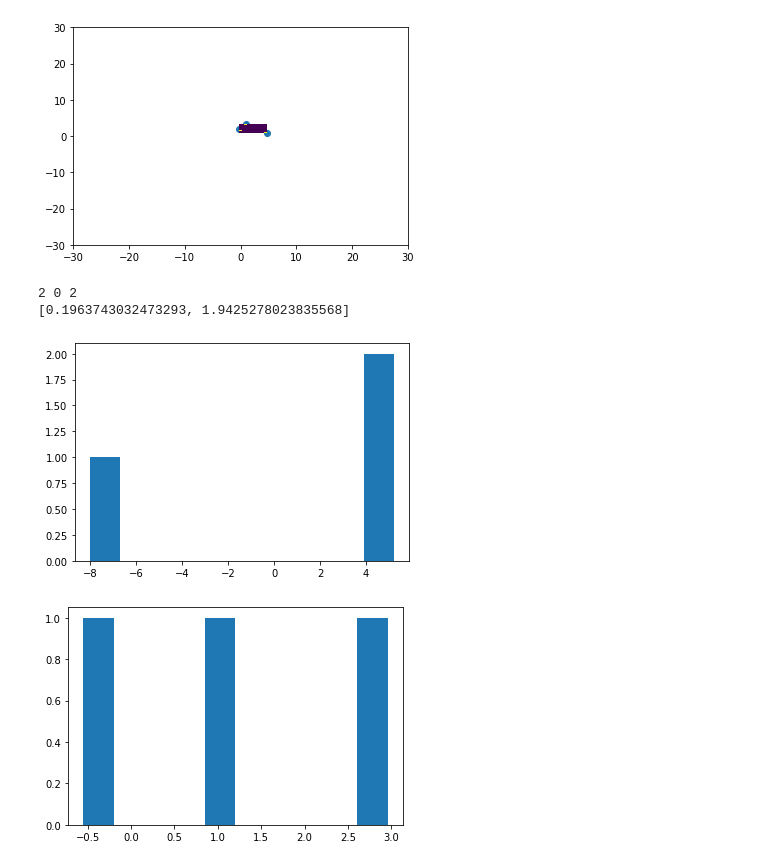
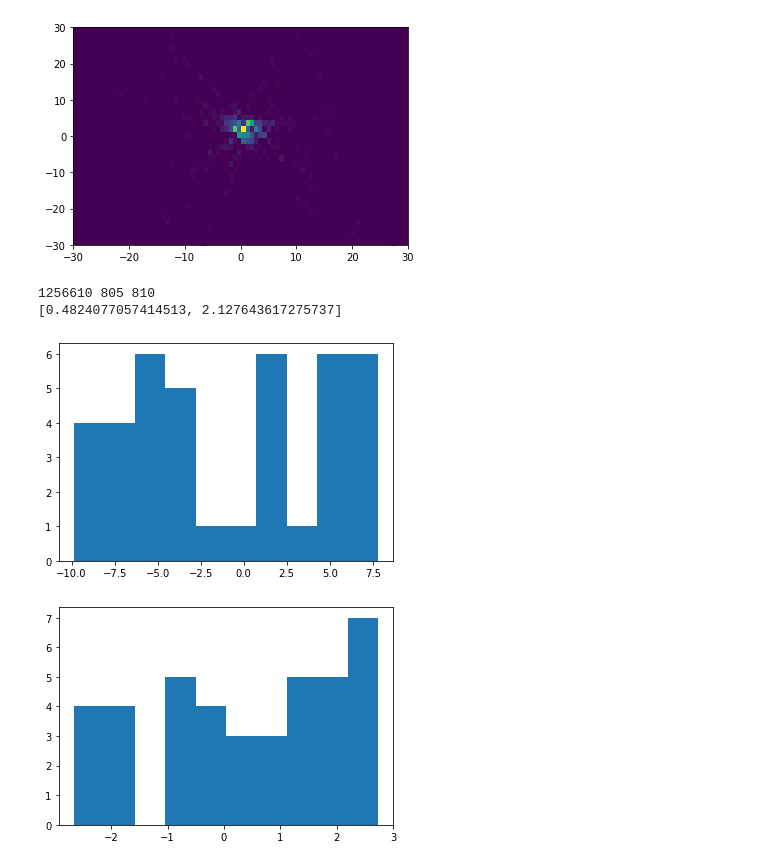
Before and after one commit to pbutti/smokeDet, a Jupyter notebook: smokeDet.ipynb, the cells around one changed output. Saved outputs shown, nothing was run; the diff lists cells and outputs as text; code cells hidden in the pictures.

```diff
--- a/smokeDet.ipynb
+++ b/smokeDet.ipynb
@@ -126,23 +126,23 @@ def generatePointingRay(point, origin,sigmaAngle=0.05,sigmaXY=[4,4],sigmaL=2,dis
     return [origin,rand_angle,rand_length]
 
 fireLocation = [1,2]
-measurements = 20
+measurements = 40
 #origins = [[47,22],[35,25],[-20,-30],[-33,11],[15,15],[30,26],[60,10],[102,76]]
 
 #generate random origins pointing to the fire
-#origins=[]
-#for i in range(measurements):
-#    or_x = np.random.uniform(-100,100)
-#    or_y = np.random.uniform(-100,100)
-#    origin=[or_x,or_y]
-#    origins.append(origin)
+origins=[]
+for i in range(measurements):
+    or_x = np.random.uniform(-30,30)
+    or_y = np.random.uniform(-30,30)
+    origin=[or_x,or_y]
+    origins.append(origin)
 
 rays = []
 d0s=[]
 fig, ax = plt.subplots(figsize=(12, 6))
 
-origins=[[-10,-10],[10,0],[-10,10]]
-angles =[math.pi / 4., math.pi, -math.pi /4.]
+#origins=[[-10,-10],[10,0],[-10,10]]
+#angles =[math.pi / 4., math.pi, -math.pi /4.]
 
 for i in range(len(origins)):
     pointingRay = generatePointingRay(fireLocation,origins[i],sigmaAngle=0.1)
@@ -150,7 +150,7 @@ for i in range(len(origins)):
     sigma_x = 1.
     sigma_y = 2.
     rays.append(ray(pointingRay[0],pointingRay[1],pointingRay[2],sigma_x,sigma_y))
-    rays[i].printTrack()
+    #rays[i].printTrack()
     ax.plot(rays[i].plotOrigin,rays[i].plotEnd,color="red")
     ax.scatter(origins[i][0],origins[i][1],color="red")
     #print ("Distance from fireLocation:",rays[i].getD0fromPoint(fireLocation))
@@ -239,26 +227,26 @@ Intersections: 3
 # %%
 #make a 2D histogram of the intersections
 x = [intersection[0] for intersection in intersections]
 y = [intersection[1] for intersection in intersections]
 plt.scatter(x,y)
-plt.hist2d(x, y, bins=(10, 10))
+plt.hist2d(x, y, bins=(1000, 1000))
 plt.xlim([-30,30])
 plt.ylim([-30,30])
 plt.show()
 
 xmin, xmax = min(x), max(x)
 ymin, ymax = min(y), max(y)
 rang = [[xmin, xmax], [ymin, ymax]]
 H, xedges, yedges = np.histogram2d(x, y,range=rang,bins=len(x)*2)
 idx = list(H.flatten()).index(H.max())
 x, y = int(idx / H.shape[1]), idx % H.shape[1]
 print(idx,x,y)
 seed = [(xedges[x]+xedges[x+1])/2.,(yedges[y]+yedges[y+1])/2.]
 print(seed)
 # %% [output]
-[figure, old version]
+[figure, new version]
-2 0 2
-[0.1963743032473293, 1.9425278023835568]
+1256610 805 810
+[0.4824077057414513, 2.127643617275737]
 # %%
 #Transform the rays coordinates to the seed location and check the d0s
 reco_d0s   = []
@@ -278,8 +266,8 @@ plt.show()
 plt.hist(reco_phi0s)
 plt.show()
 # %% [output]
-[figure, old version]
+[figure, new version]
-[figure, old version]
+[figure, new version]
 # %%
 class BilloirSimple2DFitter():
     def __init__(self, tracks):
```
Also changed, not shown: parts of 3 cells of this notebook.
